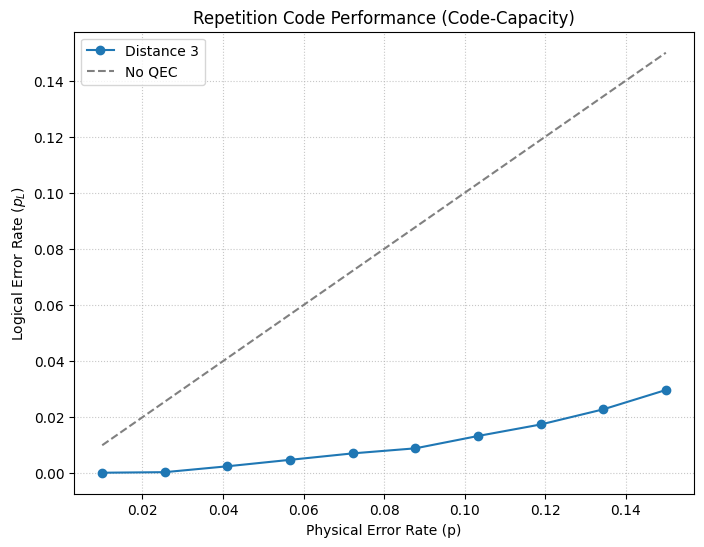
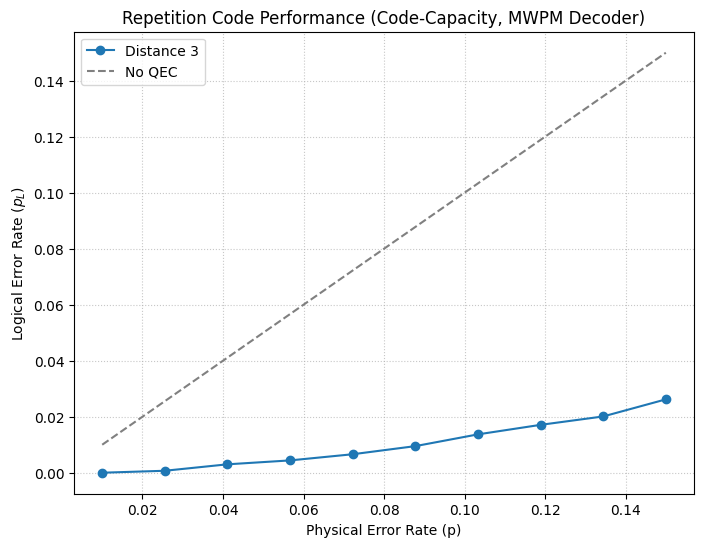
The notebook cell's code change between the first figure and the second:
--- before
+++ after
@@ -1,8 +1,12 @@
 from IPython.display import Markdown, display
+import matplotlib.pyplot as plt
 
-with open('5.1.snippet_1.py', 'r') as f:
+with open('s1_stim_rep_code.py', 'r') as f:
     codigo = f.read()
 
 display(Markdown(f"```python\n{codigo}\n```"))
 
-%run -i '5.1.snippet_1.py'
+%run -i 's1_stim_rep_code.py'
+
+plt.savefig('../../figures/stim_rep_plot.png', dpi=300, bbox_inches='tight')
+plt.show()

Commit: Simulación majority vote decoder